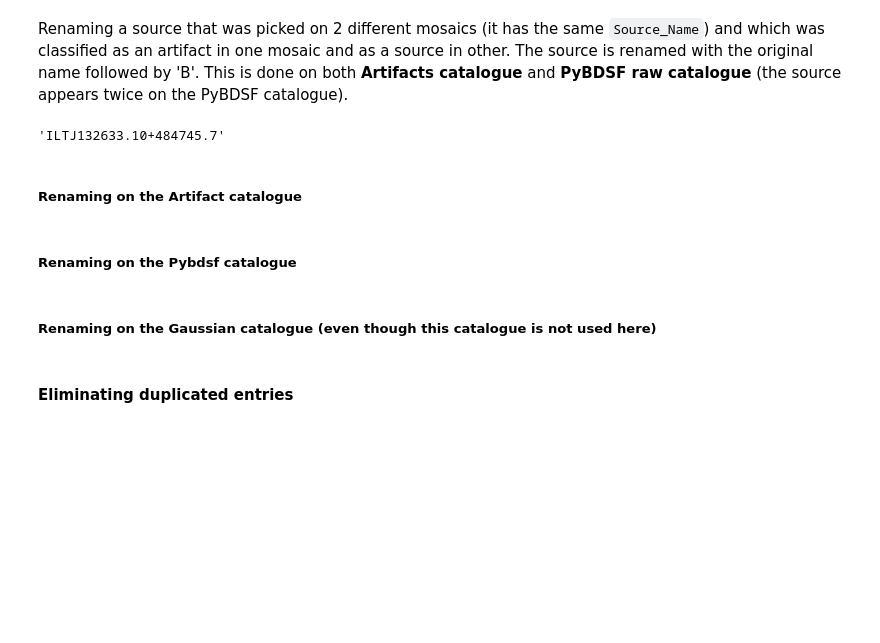
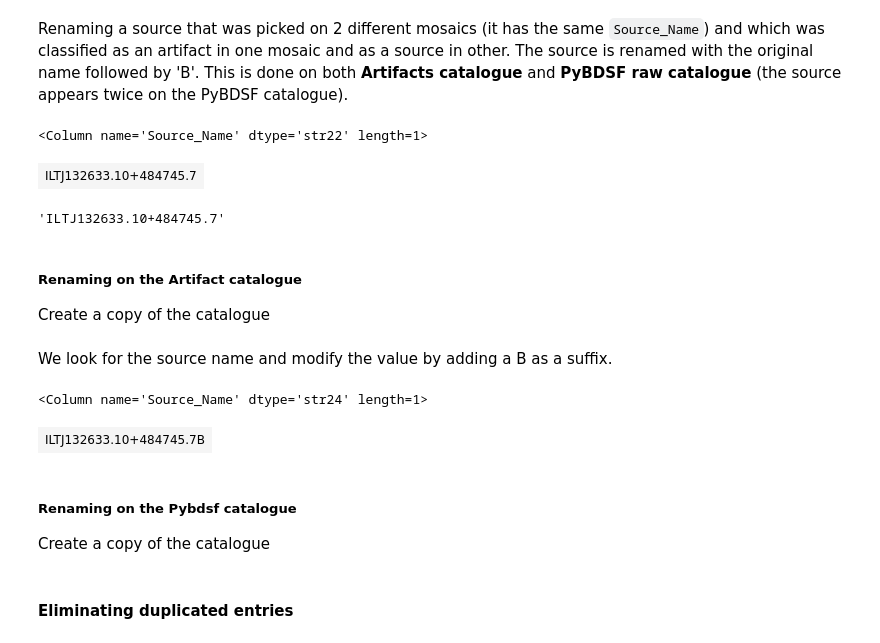
Before and after one commit to laraalegre/lotss-dr1, a Jupyter notebook: PyBDSF_DR1_associations.ipynb, the cells around one changed output. Saved outputs shown, nothing was run; the diff lists cells and outputs as text; code cells hidden in the pictures; blank space fills up the shorter version.

```diff
--- a/PyBDSF_DR1_associations.ipynb
+++ b/PyBDSF_DR1_associations.ipynb
@@ -40,33 +43,42 @@ from __future__ import print_function
+# %%
+data_path = "data"
 # %%
 # Creating a function to read the fits catalogues
 def read_fits(file):
     'converts a fits table to pandas format'
-    cat = Table.read(file)
-    return cat.to_pandas()
+    data_file = os.path.join(data_path, file)
+    cat = Table.read(data_file)
+    return cat
 # %%
 # Raw PyBDSF catalogue
-pybdsf = read_fits('../data/LOFAR_HBA_T1_DR1_catalog_v0.9.srl.fixed.fits')
+pybdsf = read_fits('LOFAR_HBA_T1_DR1_catalog_v0.9.srl.fixed.fits')
 # V1.2 LoTSS DR1 catalogues
-optical = read_fits('../data/v1.2/LOFAR_HBA_T1_DR1_merge_ID_optical_f_v1.2.fits')
-components = read_fits('../data/v1.2/LOFAR_HBA_T1_DR1_merge_ID_v1.2.comp.fits')
+optical = read_fits('LOFAR_HBA_T1_DR1_merge_ID_optical_f_v1.2.fits')
+components = read_fits('LOFAR_HBA_T1_DR1_merge_ID_v1.2.comp.fits')
 # Artifacts catalogue
-artifacts = read_fits('../data/LOFAR_HBA_T1_DR1_merge_ID_v1.1.art.fits')
-# Gaussian catalogue
-gauss = read_fits('../data/LOFAR_HBA_T1_DR1_catalog_v0.99.gaus.fits')
+artifacts = read_fits('LOFAR_HBA_T1_DR1_merge_ID_v1.1.art.fits')
 # %% [markdown]
 ### Cleaning the original catalogues
 # %% [markdown]
 ####  Renaming Sources
 # %% [markdown]
 Renaming a source that was picked on 2 different mosaics (it has the same `Source_Name`) and which was classified as an artifact in one mosaic and as a source in other. The source is renamed with the original name followed by 'B'. This is done on both **Artifacts catalogue** and **PyBDSF raw catalogue** (the source appears twice on the PyBDSF catalogue).
+# %%
+source_names, source_times = np.unique(pybdsf['Source_Name'], return_counts=True)
 # %%
 # Taking the name of the source (duplicated entry) from the pybdsf catalogue
-pybdsf_duplicated = np.array(pybdsf[pybdsf.duplicated('Source_Name')]['Source_Name'])[0]
-pybdsf_duplicated
+source_names[source_times != 1]
 # %% [output]
-'ILTJ132633.10+484745.7'
+<Column name='Source_Name' dtype='str22' length=1>
+| ILTJ132633.10+484745.7 |
+# %%
+source_names[source_times != 1][0]
+# %% [output]
+'ILTJ132633.10+484745.7'
 # %% [markdown]
 ##### Renaming on the Artifact catalogue
+
+Create a copy of the catalogue
 # %%
 # Creating a copy for the new artifact catalogue
 artifacts_cleaned = artifacts.copy()
@@ -76,0 +85,2 @@ artifacts_cleaned.update(clean_art)
+# %% [markdown]
+We look for the source name and modify the value by adding a B as a suffix.
@@ -77,5 +92,12 @@ artifacts_cleaned.update(clean_art)
+# %%
+artifacts_cleaned['Source_Name'][artifacts_cleaned['Source_Name'] == new_source_name]
+# %% [output]
+<Column name='Source_Name' dtype='str24' length=1>
+| ILTJ132633.10+484745.7B |
 # %% [markdown]
 ##### Renaming on the Pybdsf catalogue
+
+Create a copy of the catalogue
 # %%
 # Creating a copy for the new pybdsf catalogue
 pybdsf_cleaned = pybdsf.copy()
@@ -87,2 +103,0 @@ pybdsf_cleaned.update(clean_pybdsf)
-# %% [markdown]
-##### Renaming on the Gaussian catalogue (even though this catalogue is not used here)
```
Also changed, not shown: parts of 37 cells of this notebook.
